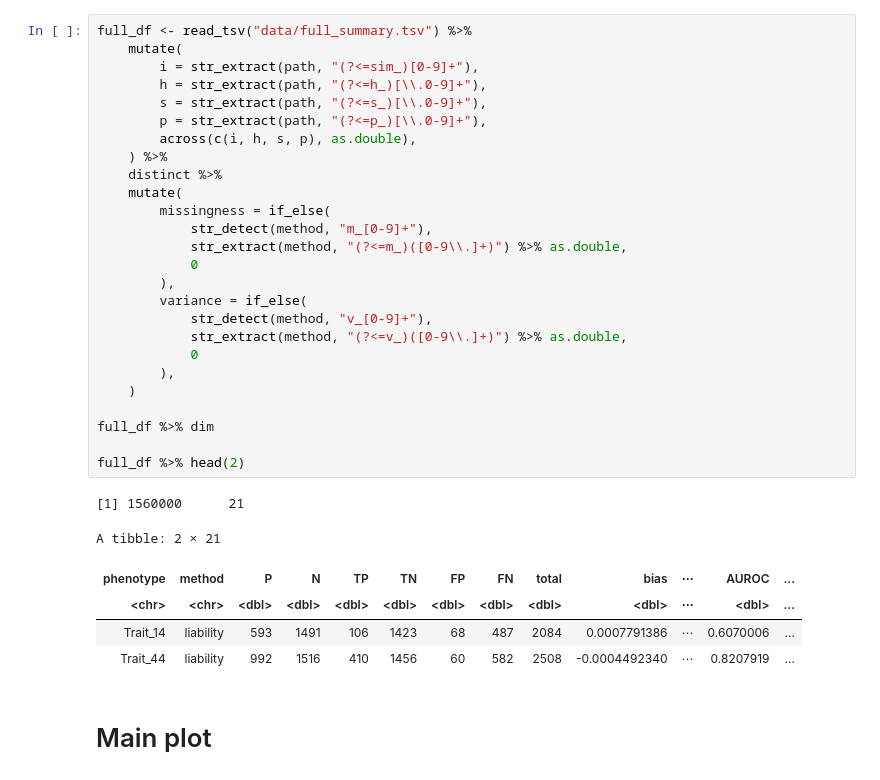
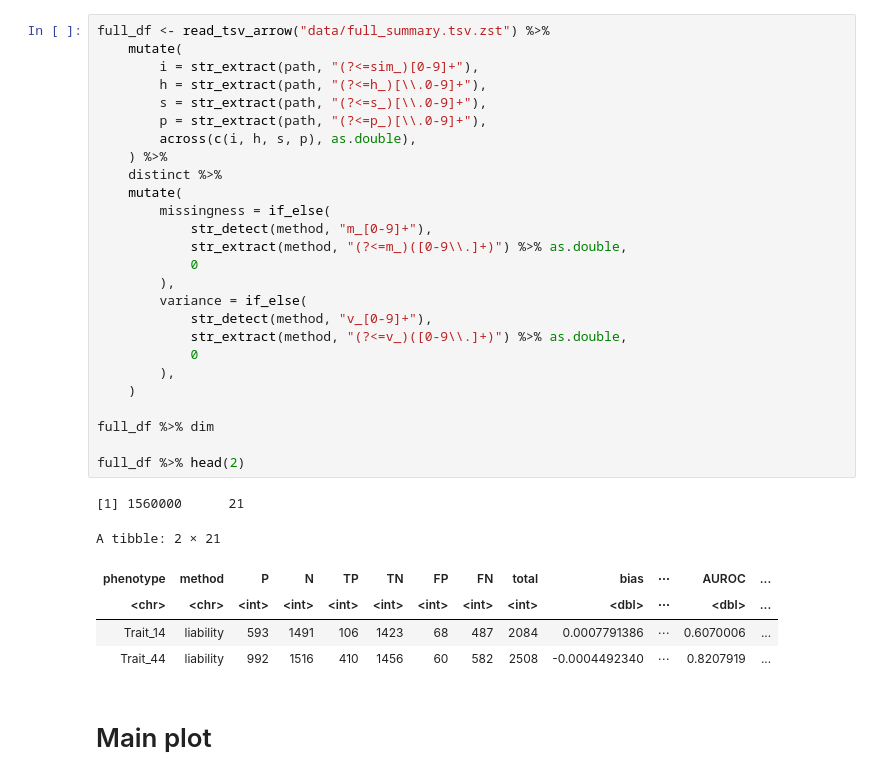
Before and after one commit to tatonetti-lab/maxgcp-analysis, a Jupyter notebook: 1.simulation/plot.ipynb, the cells around one changed output. Saved outputs shown, nothing was run; the diff lists cells and outputs as text.

```diff
--- a/1.simulation/plot.ipynb
+++ b/1.simulation/plot.ipynb
@@ -26,34 +11,34 @@ This is mgcv 1.9-1. For overview type 'help("mgcv-package")'.
 # %%
-full_df <- read_tsv("data/full_summary.tsv") %>%
+full_df <- read_tsv_arrow("data/full_summary.tsv.zst") %>%
     mutate(
         i = str_extract(path, "(?<=sim_)[0-9]+"),
         h = str_extract(path, "(?<=h_)[\\.0-9]+"),
         s = str_extract(path, "(?<=s_)[\\.0-9]+"),
         p = str_extract(path, "(?<=p_)[\\.0-9]+"),
         across(c(i, h, s, p), as.double),
     ) %>%
     distinct %>%
     mutate(
         missingness = if_else(
             str_detect(method, "m_[0-9]+"),
             str_extract(method, "(?<=m_)([0-9\\.]+)") %>% as.double,
             0
         ),
         variance = if_else(
             str_detect(method, "v_[0-9]+"),
             str_extract(method, "(?<=v_)([0-9\\.]+)") %>% as.double,
             0
         ),
     )
 
 full_df %>% dim
 
 full_df %>% head(2)
 # %% [output]
 [1] 1560000      21
 A tibble: 2 × 21
 | phenotype | method | P | N | TP | TN | FP | FN | total | bias | ⋯ | AUROC | ... |
-| <chr> | <chr> | <dbl> | <dbl> | <dbl> | <dbl> | <dbl> | <dbl> | <dbl> | <dbl> | ⋯ | <dbl> | ... |
+| <chr> | <chr> | <int> | <int> | <int> | <int> | <int> | <int> | <int> | <dbl> | ⋯ | <dbl> | ... |
 | Trait_14 | liability | 593 | 1491 | 106 | 1423 | 68 | 487 | 2084 | 0.0007791386 | ⋯ | 0.6070006 | ... |
 | Trait_44 | liability | 992 | 1516 | 410 | 1456 | 60 | 582 | 2508 | -0.0004492340 | ⋯ | 0.8207919 | ... |
 # %% [markdown]
```
Also changed, not shown: parts of 7 cells of this notebook, 4 other files.
